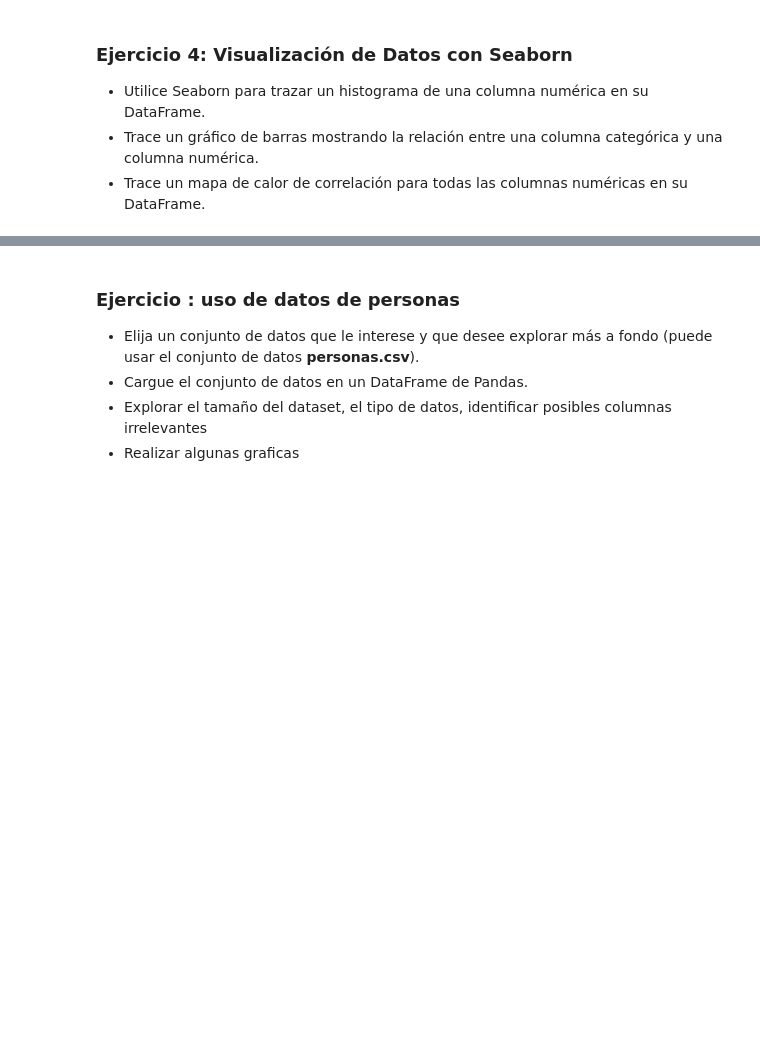
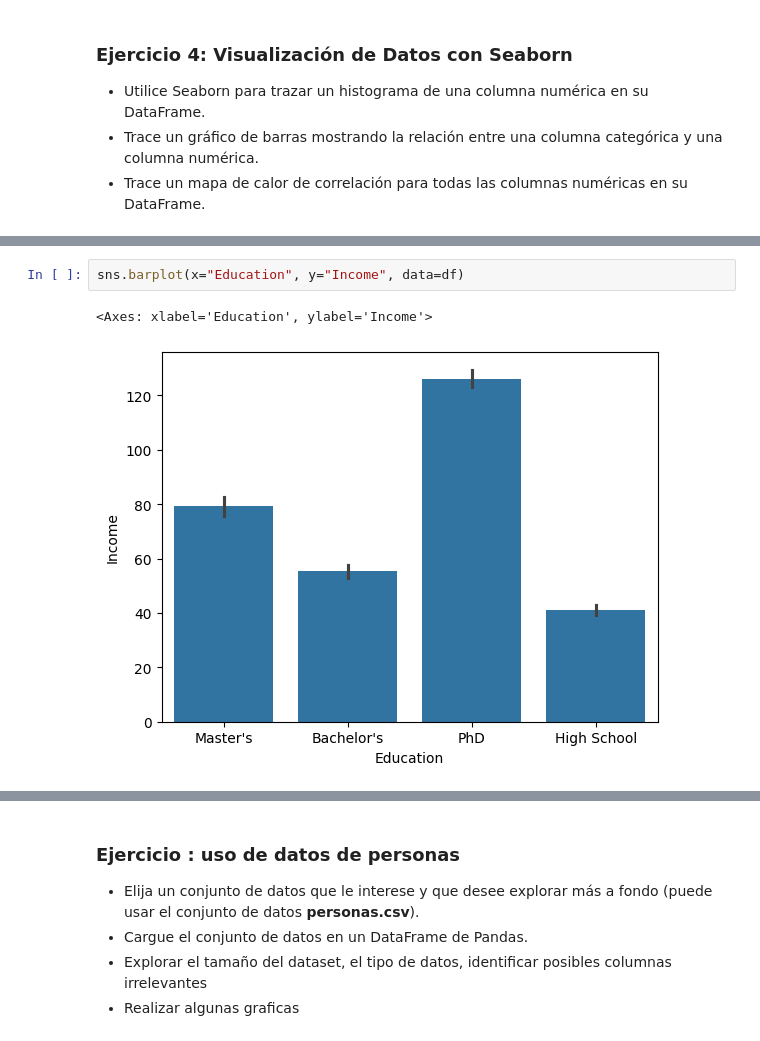
Before and after one commit to SimonGarcia01/ai-course, a Jupyter notebook: Python Review/4_ejercicios.ipynb, the cells around one changed output, grey strips where cells are left out. Saved outputs shown, nothing was run; the diff lists cells and outputs as text; blank space fills up the shorter version.

```diff
--- a/Python Review/4_ejercicios.ipynb
+++ b/Python Review/4_ejercicios.ipynb
@@ -47,0 +147,5 @@ root = "/content/drive/My Drive/"
+# %%
+sns.barplot(x="Education", y="Income", data=df)
+# %% [output]
+<Axes: xlabel='Education', ylabel='Income'>
+[figure, added]
```
Also changed, not shown: parts of 14 cells of this notebook, 1 other file.
